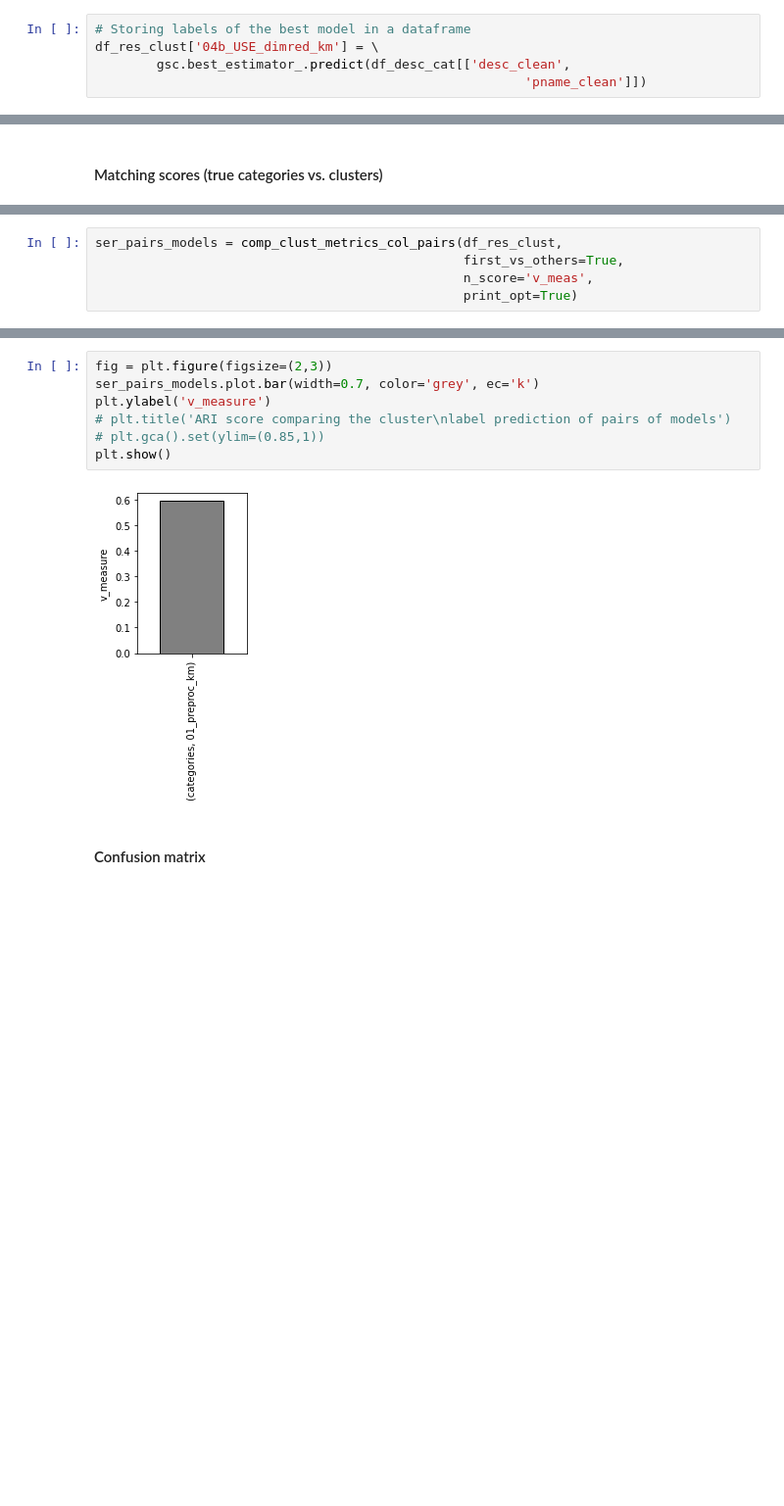
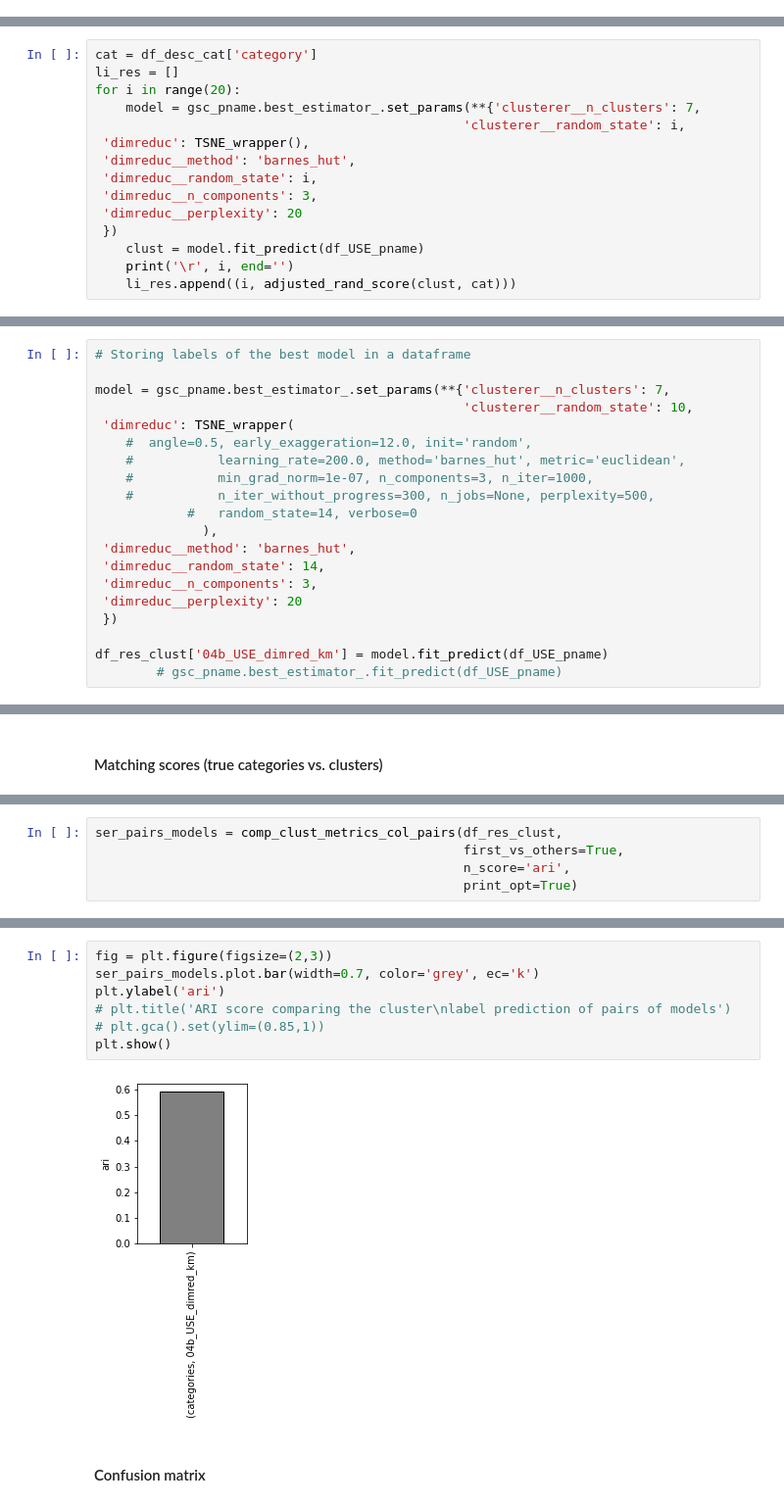
Before and after one commit to SmellyArmure/OC_DS_Project6, a Jupyter notebook: NOTEBOOK/P6_Cleaning_NLP.ipynb, the cells around one changed output, grey strips where cells are left out. Shown at 98% size. Drawn from its saved outputs; the diff is of its cells as text; blank space fills up the shorter version.

```diff
--- a/NOTEBOOK/P6_Cleaning_NLP.ipynb
+++ b/NOTEBOOK/P6_Cleaning_NLP.ipynb
@@ -1271,7 +1426,2 @@ plt.tight_layout(rect=[0,0,1,0.92])
 # %% [markdown]
 Storing the results of the best model
-# %%
-# Storing labels of the best model in a dataframe
-df_res_clust['04b_USE_dimred_km'] = \
-        gsc.best_estimator_.predict(df_desc_cat[['desc_clean',
-                                                        'pname_clean']])
@@ -1277,0 +1434,15 @@ df_res_clust['04b_USE_dimred_km'] = \
+# %%
+cat = df_desc_cat['category']
+li_res = []
+for i in range(20):
+    model = gsc_pname.best_estimator_.set_params(**{'clusterer__n_clusters': 7,
+                                                'clusterer__random_state': i,
+ 'dimreduc': TSNE_wrapper(),
+ 'dimreduc__method': 'barnes_hut',
+ 'dimreduc__random_state': i,
+ 'dimreduc__n_components': 3,
+ 'dimreduc__perplexity': 20
+ })
+    clust = model.fit_predict(df_USE_pname)
+    print('\r', i, end='')
+    li_res.append((i, adjusted_rand_score(clust, cat)))
@@ -1278,3 +1474,23 @@ df_res_clust['04b_USE_dimred_km'] = \
+# %%
+# Storing labels of the best model in a dataframe
+
+model = gsc_pname.best_estimator_.set_params(**{'clusterer__n_clusters': 7,
+                                                'clusterer__random_state': 10,
+ 'dimreduc': TSNE_wrapper(
+    #  angle=0.5, early_exaggeration=12.0, init='random',
+    #           learning_rate=200.0, method='barnes_hut', metric='euclidean',
+    #           min_grad_norm=1e-07, n_components=3, n_iter=1000,
+    #           n_iter_without_progress=300, n_jobs=None, perplexity=500,
+            #   random_state=14, verbose=0
+              ),
+ 'dimreduc__method': 'barnes_hut',
+ 'dimreduc__random_state': 14,
+ 'dimreduc__n_components': 3,
+ 'dimreduc__perplexity': 20
+ })
+
+df_res_clust['04b_USE_dimred_km'] = model.fit_predict(df_USE_pname)
+        # gsc_pname.best_estimator_.fit_predict(df_USE_pname)
 # %%
 # Computing the best preprocessed dataset prior to clustering
 dict_best_df['04b_USE_dimred_km'] = \
@@ -1316,5 +1531,5 @@ Index(['categories', '01_preproc_km'], dtype='object')
 # %%
 ser_pairs_models = comp_clust_metrics_col_pairs(df_res_clust,
                                                 first_vs_others=True,
-                                                n_score='v_meas',
+                                                n_score='ari',
                                                 print_opt=True)
@@ -1321,12 +1539,12 @@ ser_pairs_models = comp_clust_metrics_col_pairs(df_res_clust,
 # %%
 fig = plt.figure(figsize=(2,3))
 ser_pairs_models.plot.bar(width=0.7, color='grey', ec='k')
-plt.ylabel('v_measure')
+plt.ylabel('ari')
 # plt.title('ARI score comparing the cluster\nlabel prediction of pairs of models')
 # plt.gca().set(ylim=(0.85,1))
 plt.show()
 # %% [output]
-[figure, old version]
+[figure, new version]
 # %% [markdown]
 #### Confusion matrix
 # %%
```
Also changed, not shown: parts of 86 cells of this notebook, 4 other files.
